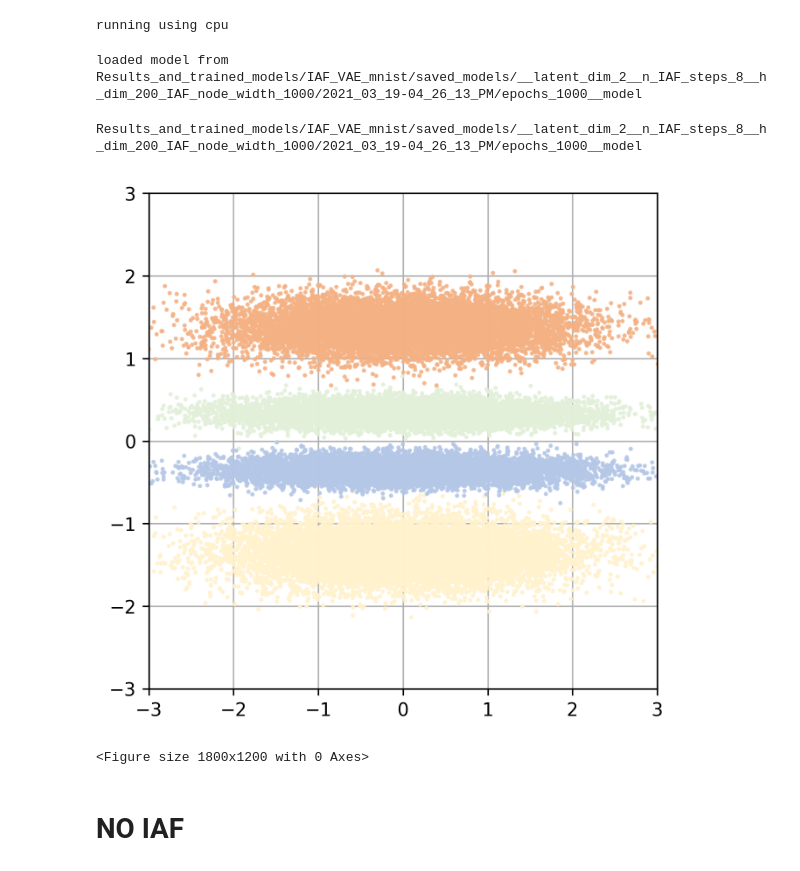
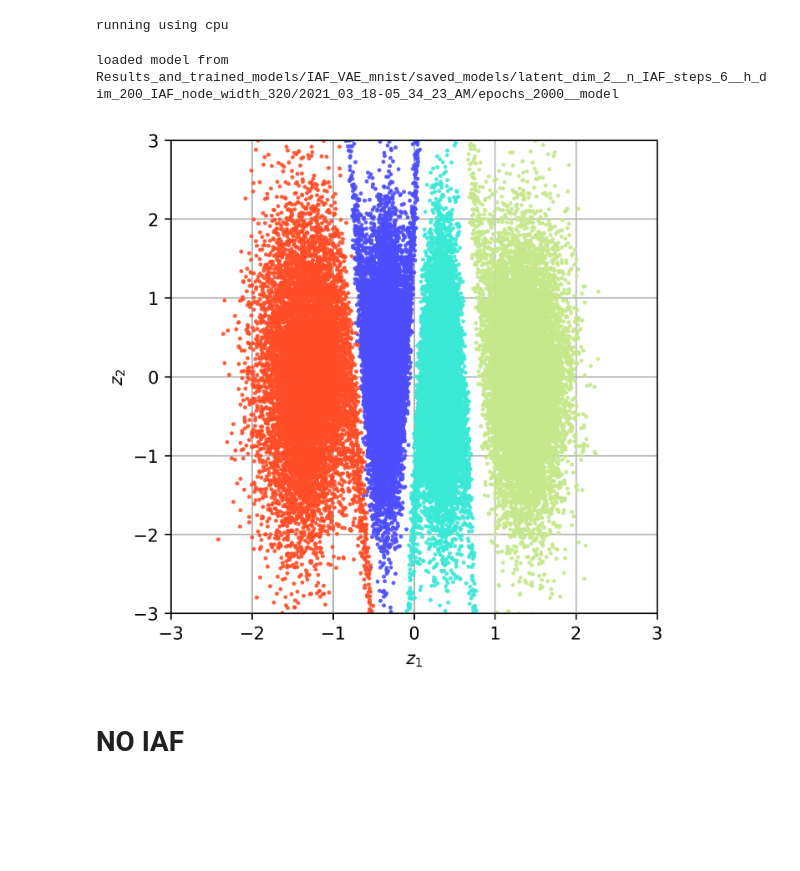
Before and after one commit to lollcat/Autoencoders-deep-dive, a Jupyter notebook: IAF_VAE_mnist/Visualisation.ipynb, the cells around one changed output. Cells and saved outputs as stored; diff of their text form; code cells hidden in the pictures; blank space fills up the shorter version.

```diff
--- a/IAF_VAE_mnist/Visualisation.ipynb
+++ b/IAF_VAE_mnist/Visualisation.ipynb
@@ -35,9 +35,9 @@ running using cpu
 # %%
 #model_path = "Results_and_trained_models/IAF_VAE_mnist/saved_models/latent_dim_2__n_IAF_steps_8__h_dim_200_IAF_node_width_320/2021_03_18-07_47_26_AM/epochs_1001__model"
 #model_path = "Results_and_trained_models/IAF_VAE_mnist/saved_models/latent_dim_2__n_IAF_steps_8__h_dim_200_IAF_node_width_320/2021_03_18-07_47_26_AM/epochs_2000__model"
-model_path = "IAF_VAE_mnist/saved_models/latent_dim_2__n_IAF_steps_6__h_dim_200_IAF_node_width_320/2021_03_18-05_34_23_AM/epochs_2000__model"
+model_path = "Results_and_trained_models/IAF_VAE_mnist/saved_models/latent_dim_2__n_IAF_steps_6__h_dim_200_IAF_node_width_320/2021_03_18-05_34_23_AM/epochs_2000__model"
 vae.load_NN_model(model_path)
 # %% [output]
-loaded model from Results_and_trained_models/IAF_VAE_mnist/saved_models/__latent_dim_2__n_IAF_steps_8__h_dim_200_IAF_node_width_1000/2021_03_19-04_26_13_PM/epochs_1000__model
+loaded model from Results_and_trained_models/IAF_VAE_mnist/saved_models/latent_dim_2__n_IAF_steps_6__h_dim_200_IAF_node_width_320/2021_03_18-05_34_23_AM/epochs_2000__model
 # %%
 #cols = np.array([(255, 242, 204), (226, 240, 217), (242, 242, 242), (180, 199, 231)])/255
@@ -45,25 +44,0 @@ cols = np.array([(255, 242, 204), (226, 240, 217), (244, 177, 131), (180, 199, 2
-# %%
-
-fig, ax = plt.subplots(figsize=(5,5))
-n_points_latent_vis = 4
-#cols = mpl.cm.rainbow(np.linspace(0.1, 0.9, n_points_latent_vis))
-plt.figure()
-for point_n in range(n_points_latent_vis):
-    point_repeat = np.zeros((10000, 1, 28, 28))
-    point_repeat[:, :, :, :] = data_chunk[point_n, :, :, :]
-    encoding_2D = vae.get_latent_encoding(torch.tensor(point_repeat, dtype=torch.float32).to(vae.device))
-    ax.scatter(encoding_2D[:, 0], encoding_2D[:, 1], color=cols[point_n, :], s=2, alpha=0.8)
-#ax.set_xlabel(r"$z_1$")
-#ax.set_ylabel(r"$z_2$")
-lim = 3
-ax.set_ylim((-lim, lim))
-ax.set_xlim((-lim, lim))
-ax.set_axisbelow(True)
-ax.grid()
-plt.savefig("")
-print(model_path)
-#fig.savefig("Results_and_trained_models/IAF_VAE_mnist/Final_Figures/iaf.png")
-# %% [output]
-Results_and_trained_models/IAF_VAE_mnist/saved_models/__latent_dim_2__n_IAF_steps_8__h_dim_200_IAF_node_width_1000/2021_03_19-04_26_13_PM/epochs_1000__model
-[figure, removed]
-<Figure size 1800x1200 with 0 Axes>
@@ -69,0 +47,5 @@ Results_and_trained_models/IAF_VAE_mnist/saved_models/__latent_dim_2__n_IAF_step
+# %%
+cols = mpl.cm.rainbow(np.linspace(0.1, 0.9, 4))
+fig, axs = plot_4_point_overfit(vae, cols=cols , n_scatter_points=10000)
+# %% [output]
+[figure, added]
```
Also changed, not shown: parts of 24 cells of this notebook, 16 other files.
